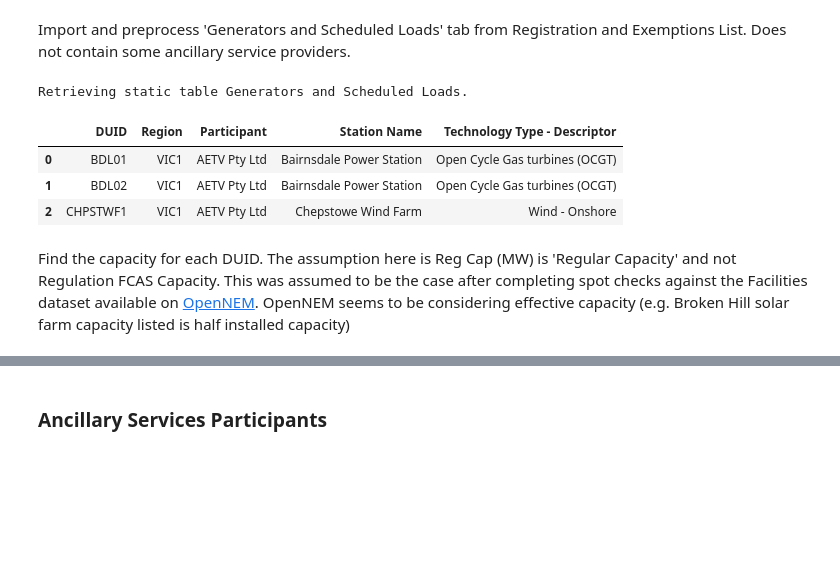
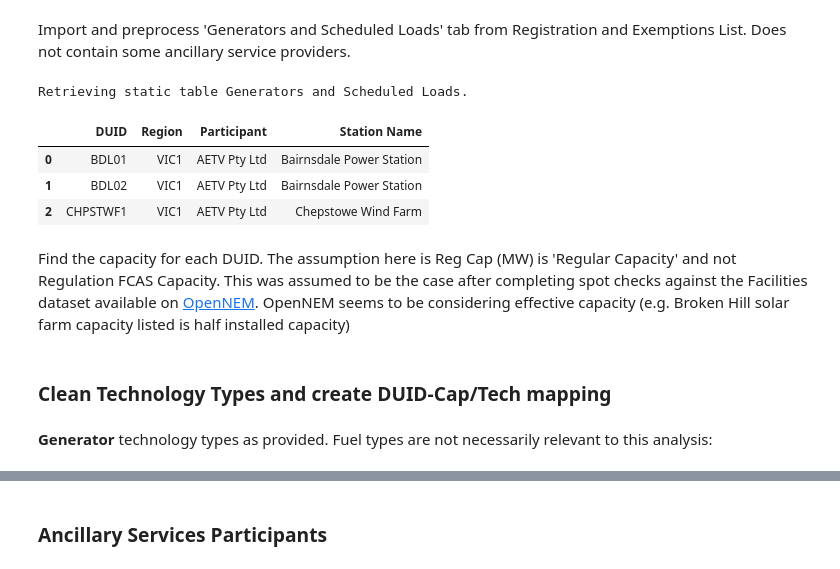
Before and after one commit to Rabscuttler/nem-data-analysis, a Jupyter notebook: incident-25082018/Incident_25082018.ipynb, the cells around one changed output, grey strips where cells are left out. Cells and saved outputs as stored; diff of their text form; code cells hidden in the pictures; blank space fills up the shorter version.

Commit message:
notebook update with gen by tech and state plots

```diff
--- a/incident-25082018/Incident_25082018.ipynb
+++ b/incident-25082018/Incident_25082018.ipynb
@@ -71,25 +86,26 @@ Import and preprocess 'Generators and Scheduled Loads' tab from Registration and
 # %%
 #TODO: break out into python file/module and import into notebook
 #TODO: function - generate generator and scheduled loads table
 gen_connection  = data_fetch_methods.static_table_xl(start_time=start_time,
                                                      end_time=end_time,
                                                      table_name='Generators and Scheduled Loads',
                                                      raw_data_location=mapping_loc)
 
 # narrow down columns from the Generators and Scheduled Loads data and index DUID
-cols = ['DUID', 'Region', 'Participant', 'Station Name',
-        'Technology Type - Descriptor']
+cols = ['DUID', 'Region', 'Participant', 'Station Name']
 gen_summary = gen_connection[cols]
-# deal with na Tech Type
-gen_summary.fillna('unspecified', inplace=True)
 # drop duplicates, where rows are repeated but unit numbers are different
 gen_summary = gen_summary.drop_duplicates()
 display.display(gen_summary.head(n=3))
 # %% [output]
 Retrieving static table Generators and Scheduled Loads.
-|  | DUID | Region | Participant | Station Name | Technology Type - Descriptor |
-| 0 | BDL01 | VIC1 | AETV Pty Ltd | Bairnsdale Power Station | Open Cycle Gas turbines (OCGT) |
-| 1 | BDL02 | VIC1 | AETV Pty Ltd | Bairnsdale Power Station | Open Cycle Gas turbines (OCGT) |
-| 2 | CHPSTWF1 | VIC1 | AETV Pty Ltd | Chepstowe Wind Farm | Wind - Onshore |
+|  | DUID | Region | Participant | Station Name |
+| 0 | BDL01 | VIC1 | AETV Pty Ltd | Bairnsdale Power Station |
+| 1 | BDL02 | VIC1 | AETV Pty Ltd | Bairnsdale Power Station |
+| 2 | CHPSTWF1 | VIC1 | AETV Pty Ltd | Chepstowe Wind Farm |
 # %% [markdown]
 Find the capacity for each DUID. The assumption here is Reg Cap (MW) is 'Regular Capacity' and not Regulation FCAS Capacity. This was assumed to be the case after completing spot checks against the Facilities dataset available on [OpenNEM](https://opennem.org.au/facilities/nem/). OpenNEM seems to be considering effective capacity (e.g. Broken Hill solar farm capacity listed is half installed capacity)
+# %% [markdown]
+### Clean Technology Types and create DUID-Cap/Tech mapping
+# %% [markdown]
+**Generator** technology types as provided. Fuel types are not necessarily relevant to this analysis:
```
Also changed, not shown: parts of 36 cells of this notebook, 7 other files.
